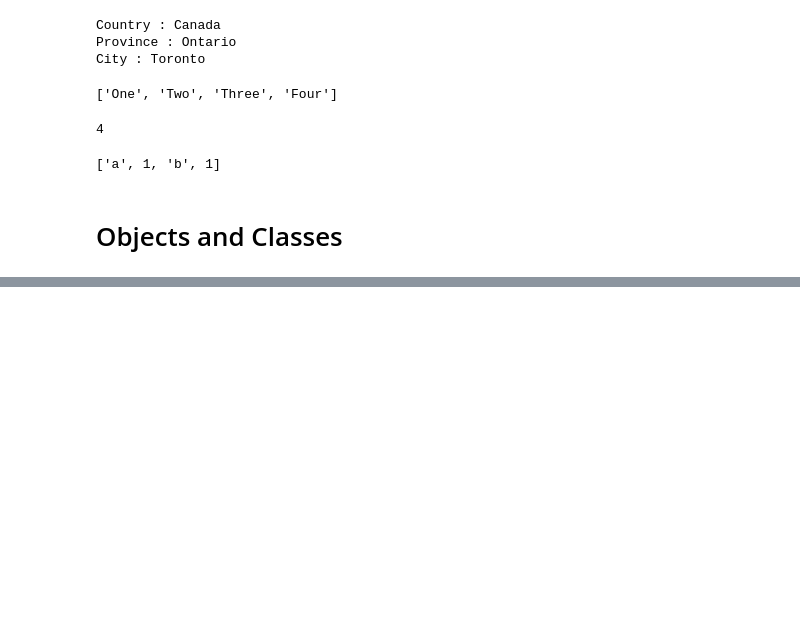
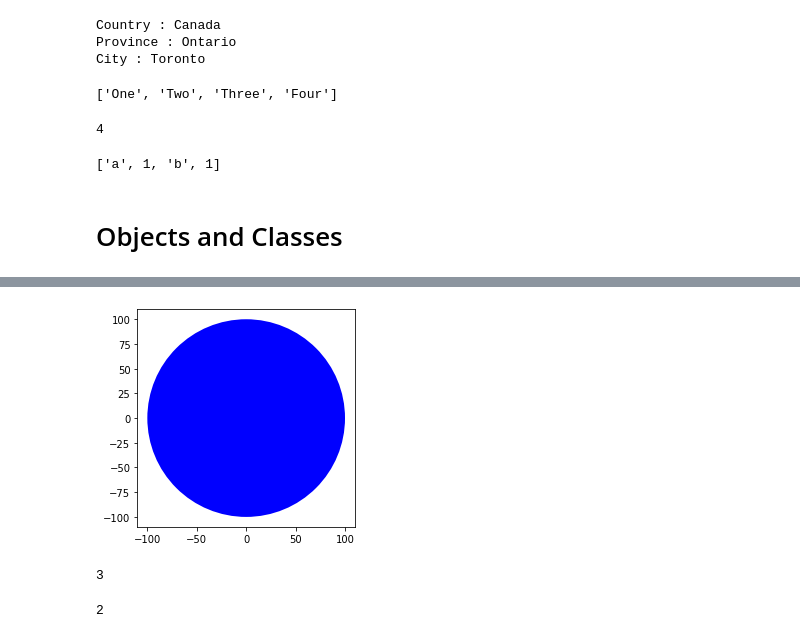
Before and after one commit to PosgradoMNA/actividades-de-aprendizaje-feracor, a Jupyter notebook: Actividad_semana_1-2.ipynb, the cells around one changed output, grey strips where cells are left out. Saved outputs shown, nothing was run; the diff lists cells and outputs as text; code cells hidden in the pictures; blank space fills up the shorter version.

```diff
--- a/Actividad_semana_1-2.ipynb
+++ b/Actividad_semana_1-2.ipynb
@@ -1426,0 +1550,4 @@ con(['a', 1], ['b', 1])
+# %%
+# Crear objeto circulo azul
+
+BlueCircle = Circle(radius=100)
@@ -1426,0 +1560,6 @@ con(['a', 1], ['b', 1])
+# %%
+# Llamar metodo para imprimir circulo
+
+BlueCircle.drawCircle()
+# %% [output]
+[figure, added]
@@ -1426,0 +1586,10 @@ con(['a', 1], ['b', 1])
+# %%
+# iprimir altura
+SkinnyBlueRectangle.height
+# %% [output]
+3
+# %%
+# imprimir ancho
+SkinnyBlueRectangle.width
+# %% [output]
+2
```
Also changed, not shown: parts of 36 cells of this notebook.
